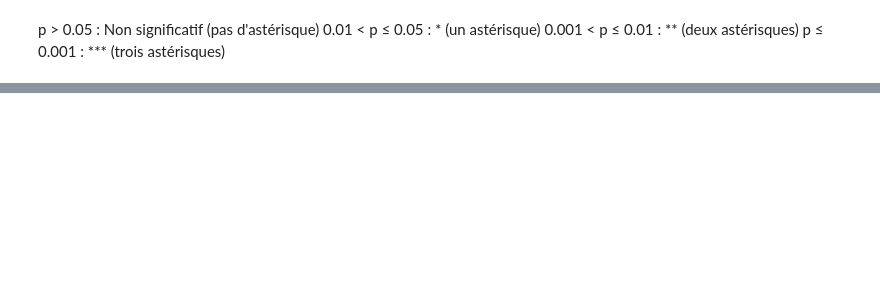
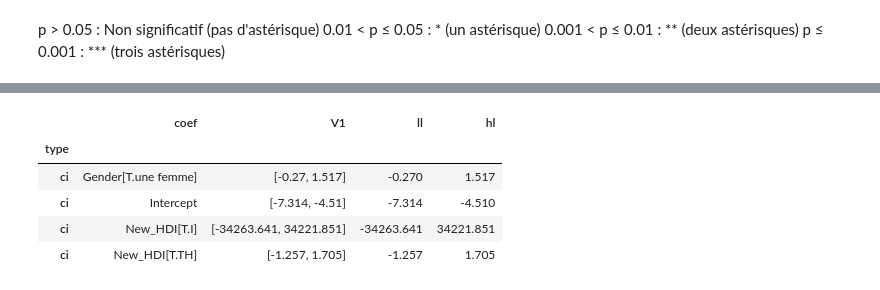
Before and after one commit to smtux/DUDA, a Jupyter notebook: statistique/src/mooc_mertes.ipynb, the cells around one changed output, grey strips where cells are left out. Cells and saved outputs as stored; diff of their text form; code cells hidden in the pictures; blank space fills up the shorter version.

```diff
--- a/statistique/src/mooc_mertes.ipynb
+++ b/statistique/src/mooc_mertes.ipynb
@@ -954,0 +999,9 @@ p ≤ 0.001 : *** (trois astérisques)
+# %%
+ci_v1
+# %% [output]
+|  | coef | V1 | ll | hl |
+| type |  |  |  |  |
+| ci | Gender[T.une femme] | [-0.27, 1.517] | -0.270 | 1.517 |
+| ci | Intercept | [-7.314, -4.51] | -7.314 | -4.510 |
+| ci | New_HDI[T.I] | [-34263.641, 34221.851] | -34263.641 | 34221.851 |
+| ci | New_HDI[T.TH] | [-1.257, 1.705] | -1.257 | 1.705 |
```
Also changed, not shown: parts of 16 cells of this notebook, 6 other files.
